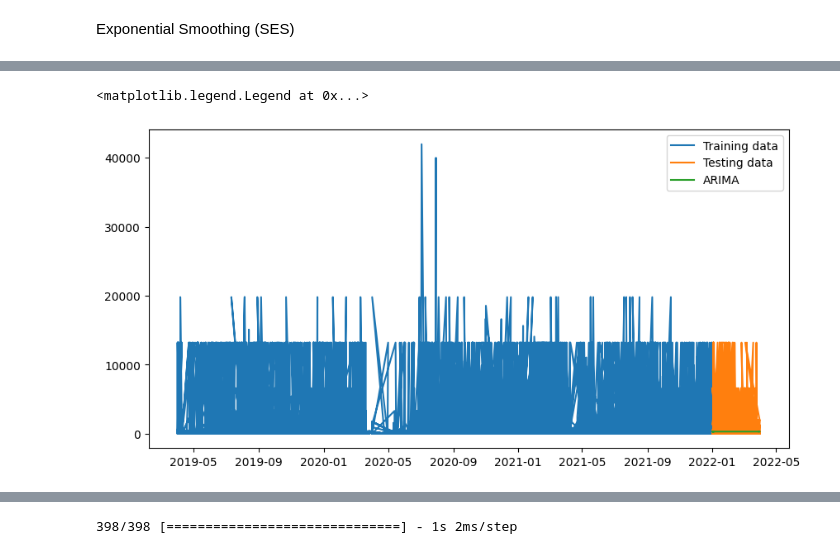
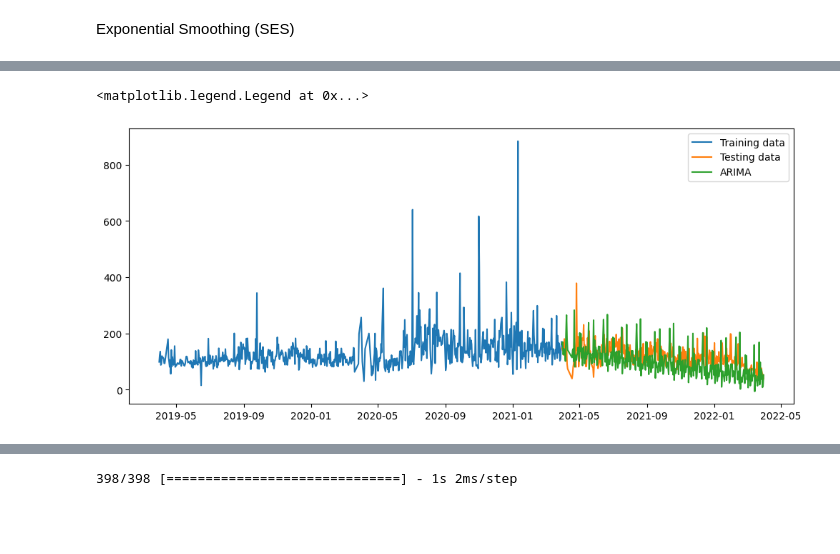
Before and after one commit to it21053528/Fiverr-Freelancing, a Jupyter notebook: anusha73k/forecast.ipynb, the cells around one changed output, grey strips where cells are left out. Saved outputs shown, nothing was run; the diff lists cells and outputs as text; code cells hidden in the pictures; blank space fills up the shorter version.

```diff
--- a/anusha73k/forecast.ipynb
+++ b/anusha73k/forecast.ipynb
@@ -216,0 +216,3 @@ df[['QuantityAbs']]
+# %%
+# Convert the index to a date type
+mean_by_date.index = pd.to_datetime(mean_by_date.index)
@@ -223,6 +228,6 @@ monthly_data.to_csv('monthly_data.csv')
 # %%
-train = df.loc[df.index < '2021-12-31']
-test = df.loc[df.index >= '2021-12-31']
+train = mean_by_date.loc[mean_by_date.index < '2021-03-31']
+test = mean_by_date.loc[mean_by_date.index >= '2021-03-31']
 
 X_train = train.drop(columns='QuantityAbs')
 y_train = train[['QuantityAbs']]
@@ -273,10 +288,10 @@ def calculate_accuracy(y_true, y_pred):
 # %%
-from xgboost import XGBRegressor
-reg = XGBRegressor(n_estimators=100, learning_rate = 0.1)
-reg.fit(X_train,y_train)
-predictions = reg.predict(X_test)
+# from xgboost import XGBRegressor
+# reg = XGBRegressor(n_estimators=100, learning_rate = 0.1)
+# reg.fit(X_train,y_train)
+# predictions = reg.predict(X_test)
 
-from sklearn.metrics import mean_absolute_error
-print("Accuracy of the train set: {:.3f}".format(reg.score(X_train,y_train)))
-print("Accuracy of the test set: {:.3f}".format(reg.score(X_test,y_test)))
-print("MSE of the test set: {:.3f}".format(mean_absolute_error(y_test,predictions)))
+# from sklearn.metrics import mean_absolute_error
+# print("Accuracy of the train set: {:.3f}".format(reg.score(X_train,y_train)))
+# print("Accuracy of the test set: {:.3f}".format(reg.score(X_test,y_test)))
+# print("MSE of the test set: {:.3f}".format(mean_absolute_error(y_test,predictions)))
@@ -383,0 +434,8 @@ R-squared: -1.0392301761246956
+# %%
+df_F = y_train.asfreq('D')
+
+model = ARIMA(df_F, order=(1, 1, 1), seasonal_order=(0, 1, 0, 60)).fit()
+y_pred_arima = model.forecast(len(y_test))
+
+print(y_pred_arima)
+calculate_accuracy(y_test,y_pred_arima)
@@ -384,10 +458,9 @@ R-squared: -1.0392301761246956
 # %%
-# print('ARIMA:', accuracy_arima)
-plt.figure(figsize=(10, 5))
-plt.plot(train.index, train['QuantityAbs'], label='Training data')
-plt.plot(test.index, test['QuantityAbs'], label='Testing data')
-plt.plot(test.index, y_pred_arima, label='ARIMA')
+plt.figure(figsize=(12, 5))
+plt.plot(y_train.index, y_train, label='Training data')
+plt.plot(y_test.index, y_test, label='Testing data')
+plt.plot(y_test.index, y_pred_arima, label='ARIMA')
 plt.legend()
 # %% [output]
 <matplotlib.legend.Legend at 0x...>
-[figure, old version]
+[figure, new version]
```
Also changed, not shown: parts of 30 cells of this notebook, 1 other file.
